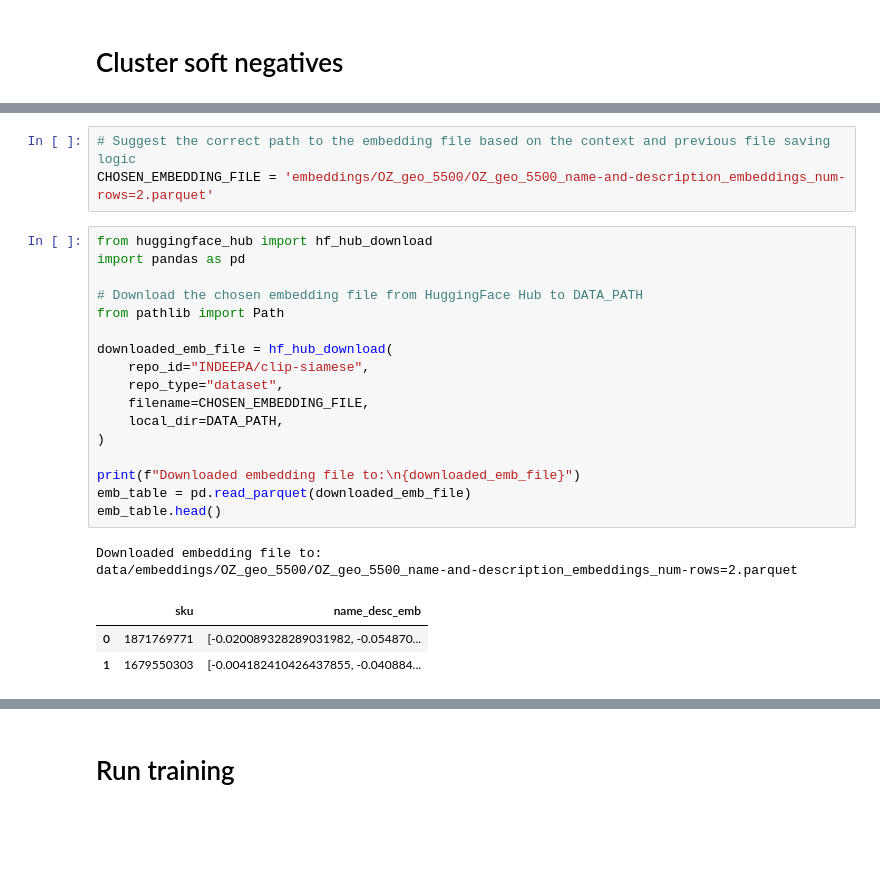
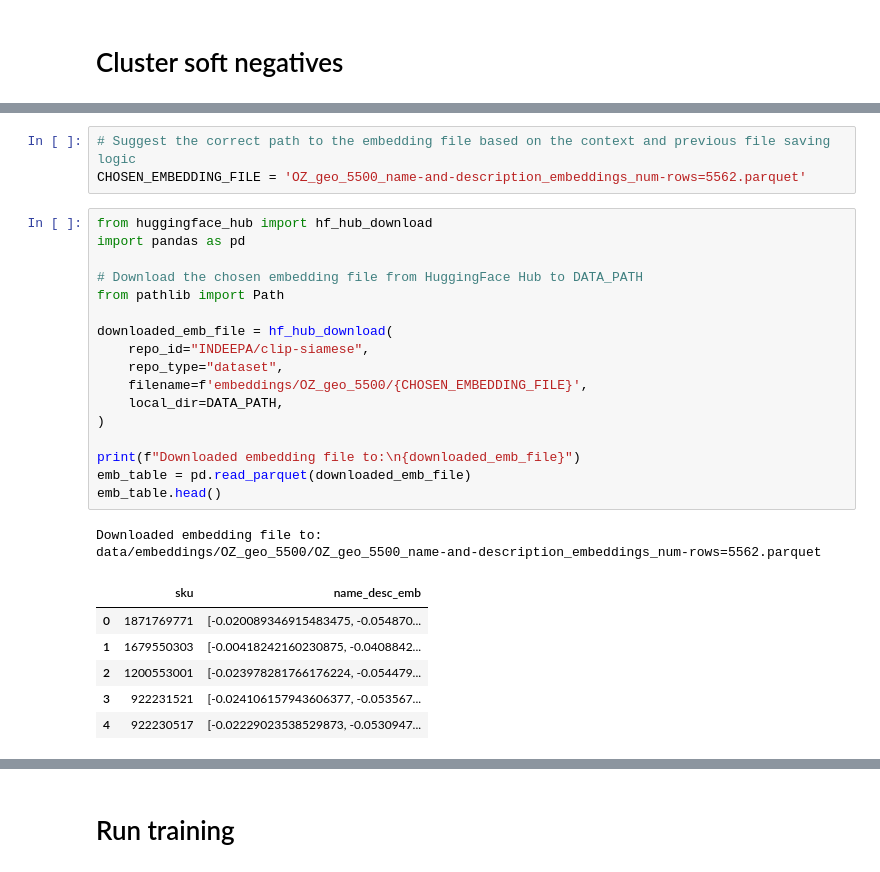
Before and after one commit to tony-pitchblack/marketplace_analytics, a Jupyter notebook: clip-siamese/contrastive_train_data-spliting-by-query.ipynb, the cells around one changed output, grey strips where cells are left out. Saved outputs shown, nothing was run; the diff lists cells and outputs as text; blank space fills up the shorter version.

```diff
--- a/clip-siamese/contrastive_train_data-spliting-by-query.ipynb
+++ b/clip-siamese/contrastive_train_data-spliting-by-query.ipynb
@@ -758,26 +853,29 @@ Note: Environment variable`HF_TOKEN` is set and is the current active token inde
 # %%
 # Suggest the correct path to the embedding file based on the context and previous file saving logic
-CHOSEN_EMBEDDING_FILE = 'embeddings/OZ_geo_5500/OZ_geo_5500_name-and-description_embeddings_num-rows=2.parquet'
+CHOSEN_EMBEDDING_FILE = 'OZ_geo_5500_name-and-description_embeddings_num-rows=5562.parquet'
 # %%
 from huggingface_hub import hf_hub_download
 import pandas as pd
 
 # Download the chosen embedding file from HuggingFace Hub to DATA_PATH
 from pathlib import Path
 
 downloaded_emb_file = hf_hub_download(
     repo_id="INDEEPA/clip-siamese",
     repo_type="dataset",
-    filename=CHOSEN_EMBEDDING_FILE,
+    filename=f'embeddings/OZ_geo_5500/{CHOSEN_EMBEDDING_FILE}',
     local_dir=DATA_PATH,
 )
 
 print(f"Downloaded embedding file to:\n{downloaded_emb_file}")
 emb_table = pd.read_parquet(downloaded_emb_file)
 emb_table.head()
 # %% [output]
 Downloaded embedding file to:
-data/embeddings/OZ_geo_5500/OZ_geo_5500_name-and-description_embeddings_num-rows=2.parquet
+data/embeddings/OZ_geo_5500/OZ_geo_5500_name-and-description_embeddings_num-rows=5562.parquet
 |  | sku | name_desc_emb |
-| 0 | 1871769771 | [-0.020089328289031982, -0.054870... |
-| 1 | 1679550303 | [-0.004182410426437855, -0.040884... |
+| 0 | 1871769771 | [-0.020089346915483475, -0.054870... |
+| 1 | 1679550303 | [-0.00418242160230875, -0.0408842... |
+| 2 | 1200553001 | [-0.023978281766176224, -0.054479... |
+| 3 | 922231521 | [-0.024106157943606377, -0.053567... |
+| 4 | 922230517 | [-0.02229023538529873, -0.0530947... |
```
Also changed, not shown: parts of 58 cells of this notebook.
